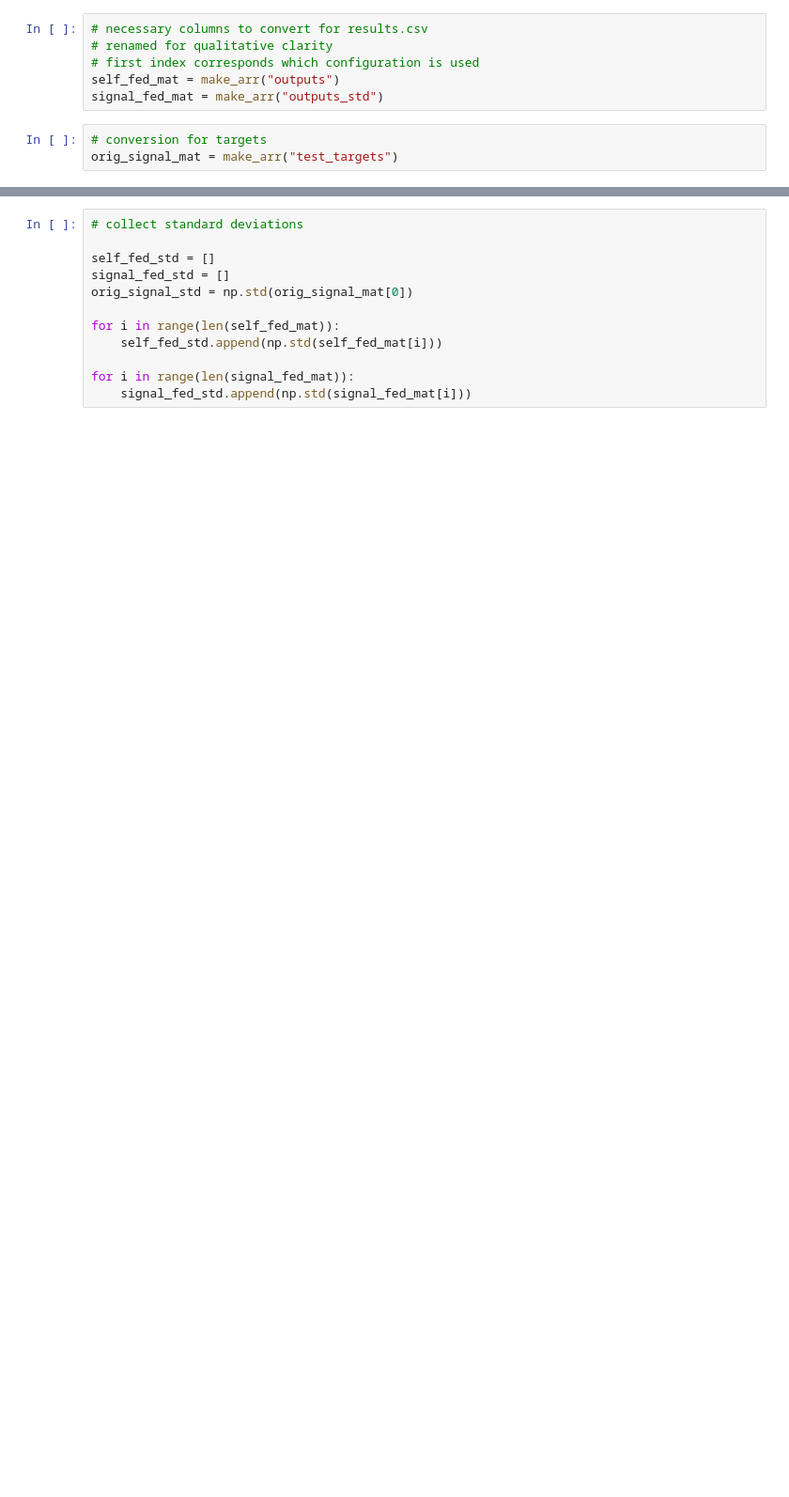
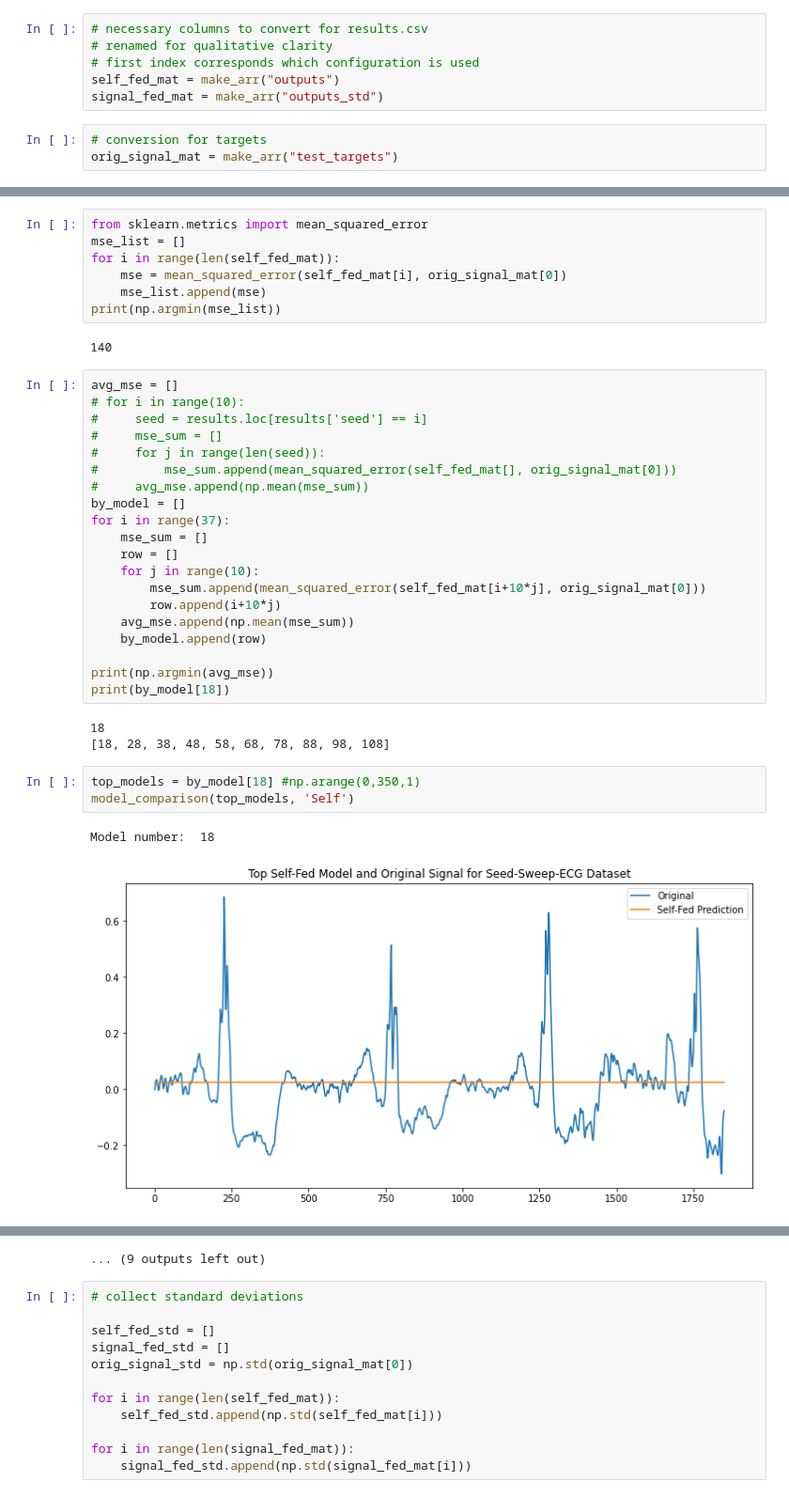
Before and after one commit to BorisWinter/Deep_ESN_Pedrelli, a Jupyter notebook: model_selection.ipynb, the cells around one changed output, grey strips where cells are left out. Shown at 94% size. Saved outputs shown, nothing was run; the diff lists cells and outputs as text; blank space fills up the shorter version.

```diff
--- a/model_selection.ipynb
+++ b/model_selection.ipynb
@@ -105,0 +135,38 @@ plt.show()
+# %%
+from sklearn.metrics import mean_squared_error
+mse_list = []
+for i in range(len(self_fed_mat)):
+    mse = mean_squared_error(self_fed_mat[i], orig_signal_mat[0])
+    mse_list.append(mse)
+print(np.argmin(mse_list))
+# %% [output]
+140
+# %%
+avg_mse = []
+# for i in range(10):
+#     seed = results.loc[results['seed'] == i]
+#     mse_sum = []
+#     for j in range(len(seed)):
+#         mse_sum.append(mean_squared_error(self_fed_mat[], orig_signal_mat[0]))
+#     avg_mse.append(np.mean(mse_sum))
+by_model = []
+for i in range(37):
+    mse_sum = []
+    row = []
+    for j in range(10):
+        mse_sum.append(mean_squared_error(self_fed_mat[i+10*j], orig_signal_mat[0]))
+        row.append(i+10*j)
+    avg_mse.append(np.mean(mse_sum))
+    by_model.append(row)
+
+print(np.argmin(avg_mse))
+print(by_model[18])
+# %% [output]
+18
+[18, 28, 38, 48, 58, 68, 78, 88, 98, 108]
+# %%
+top_models = by_model[18] #np.arange(0,350,1)
+model_comparison(top_models, 'Self')
+# %% [output]
+Model number:  18
+[figure, added]
@@ -106,3 +253,4 @@ plt.show()
+... (9 outputs left out)
 # %%
 # collect standard deviations
 
```
Also changed, not shown: parts of 17 cells of this notebook.
